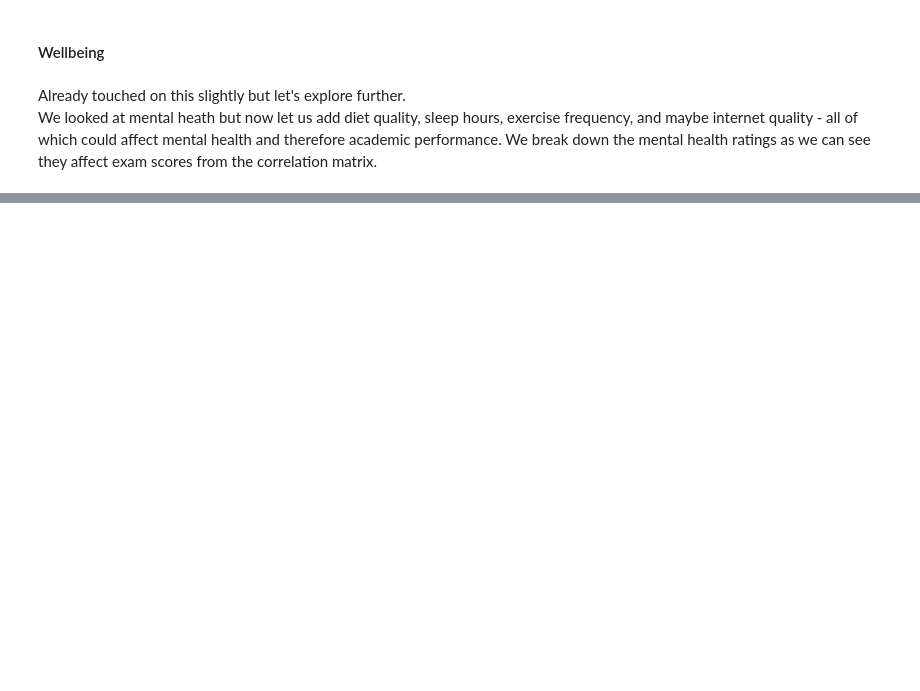
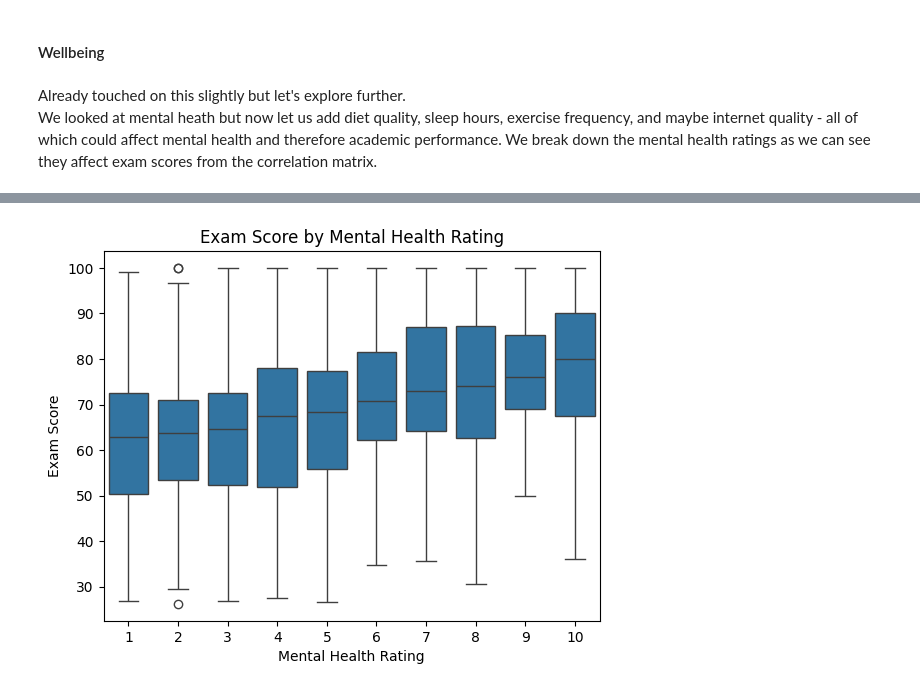
Before and after one commit to martyna-haliniak/visualisations_in_python, a Jupyter notebook: visualisations_task.ipynb, the cells around one changed output, grey strips where cells are left out. Saved outputs shown, nothing was run; the diff lists cells and outputs as text; code cells hidden in the pictures; blank space fills up the shorter version.

```diff
--- a/visualisations_task.ipynb
+++ b/visualisations_task.ipynb
@@ -426,0 +415,9 @@ plt.show()
+# %%
+# Boxplot
+sns.boxplot(x='mental_health_rating', y='exam_score', data=df)
+plt.title('Exam Score by Mental Health Rating')
+plt.xlabel('Mental Health Rating')
+plt.ylabel('Exam Score')
+plt.show()
+# %% [output]
+[figure, added]
```
Also changed, not shown: parts of 8 cells of this notebook.
